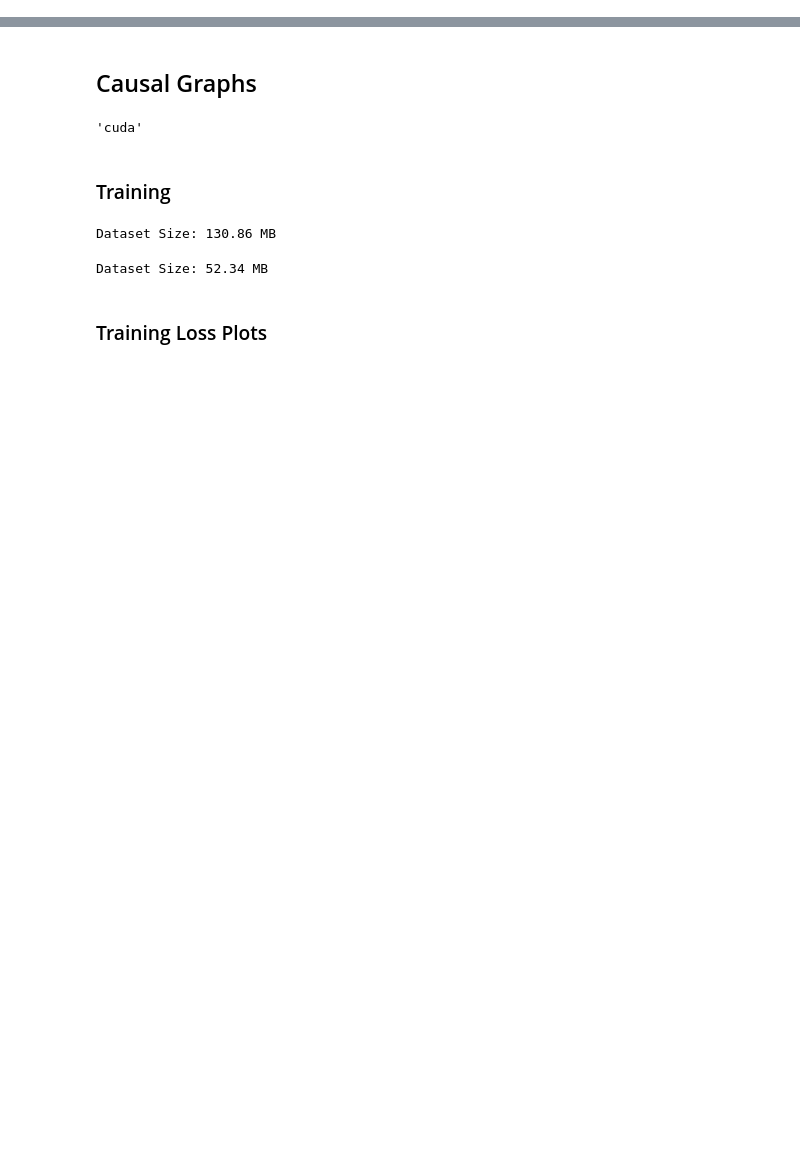
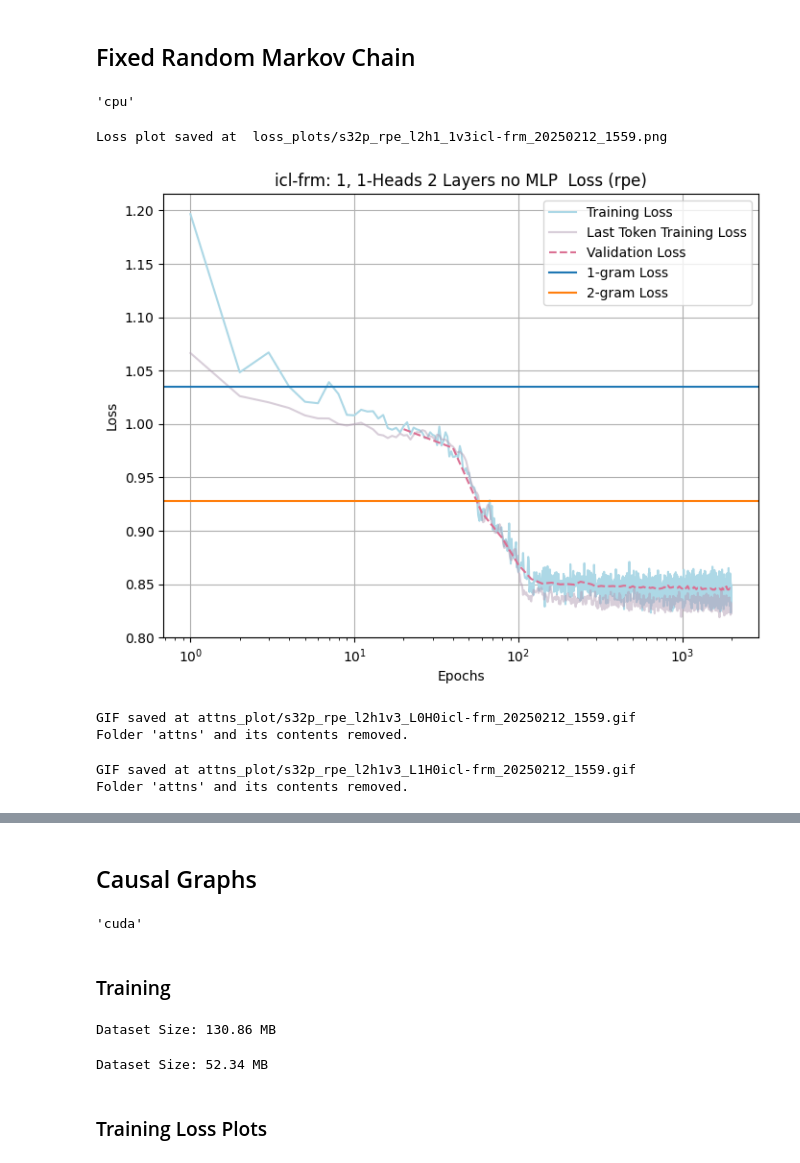
Before and after one commit to ezyhdxm/ICL, a Jupyter notebook: markov_attn.ipynb, the cells around one changed output, grey strips where cells are left out. Cells and saved outputs as stored; diff of their text form; code cells hidden in the pictures; blank space fills up the shorter version.

Commit message:
add a new task

```diff
--- a/markov_attn.ipynb
+++ b/markov_attn.ipynb
@@ -30,0 +28,47 @@ The autoreload extension is already loaded. To reload it, use:
+# %% [markdown]
+## Fixed Random Markov Chain
+# %%
+SEQ_LEN = 32
+VOC_SIZE = 3
+BATCH_SIZE = 256
+
+config = Config(
+        emb_dim=128,
+        num_layers=2,
+        num_heads=(1,1),
+        identity_query=False,
+        seq_len=SEQ_LEN,
+        vocab_size=VOC_SIZE,
+        batch_size=BATCH_SIZE,
+        num_epochs=2000,
+        eval_iter=20,
+        pos_enc='rpe',
+        get_attn=100,
+        mlp=(False,False),
+        activation=(False,False),
+        flash=False,
+        ff_dim=128,
+        layer_norm=False,
+        ngram=2,
+        learning_rate=1e-3,
+        task_name="icl-frm"
+    )
+
+sampler_config = MarkovSamplerConfig(seq_len=SEQ_LEN, vocab_size=VOC_SIZE, batch_size=BATCH_SIZE, rho=0.2,
+                                     task_name="icl-frm")
+
+model = Transformer(config)
+model = model.to(config.device)
+
+config.device
+# %% [output]
+'cpu'
+# %%
+train_model_with_plot(model, config, sampler_config, show=True)
+# %% [output]
+Loss plot saved at  loss_plots/s32p_rpe_l2h1_1v3icl-frm_20250212_1559.png
+[figure, added]
+GIF saved at attns_plot/s32p_rpe_l2h1v3_L0H0icl-frm_20250212_1559.gif
+Folder 'attns' and its contents removed.
+GIF saved at attns_plot/s32p_rpe_l2h1v3_L1H0icl-frm_20250212_1559.gif
+Folder 'attns' and its contents removed.
```
Also changed, not shown: parts of 4 cells of this notebook, 6 other files.
